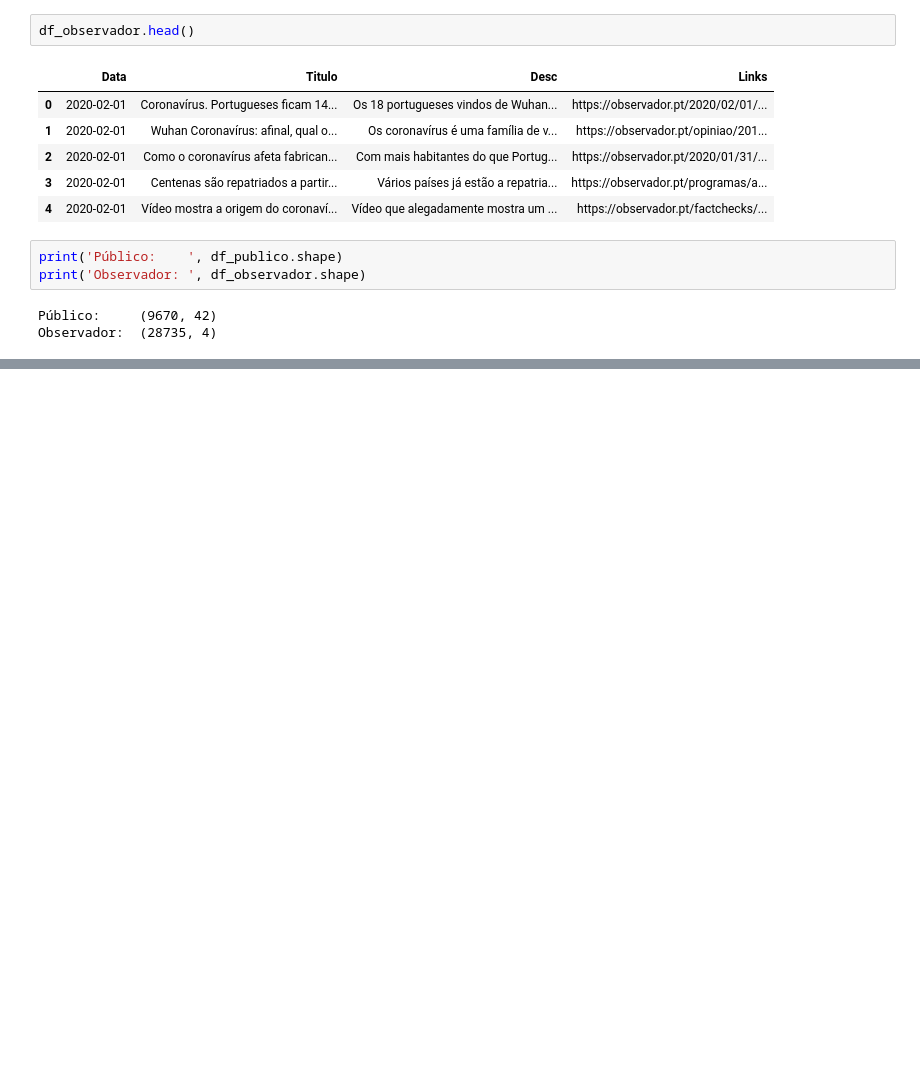
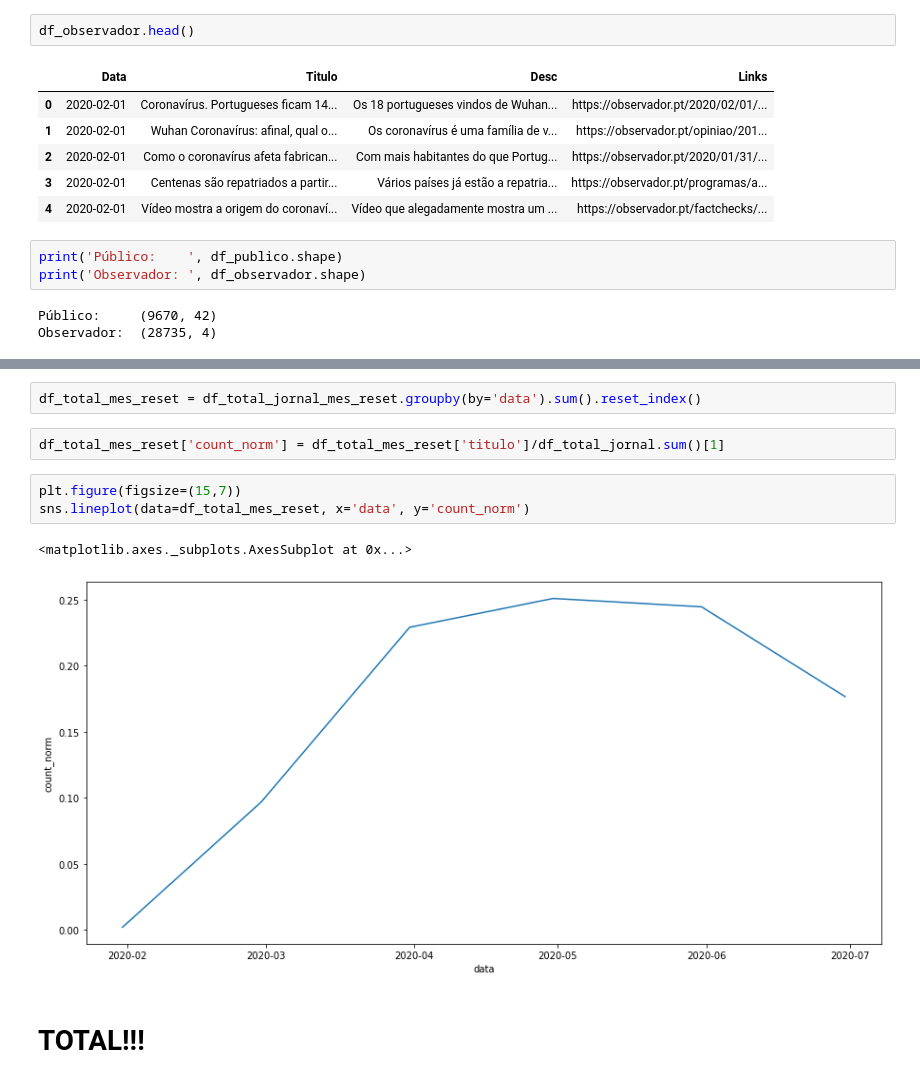
Before and after one commit to dssg-pt/miniproject-sentimentanalysis-covid, a Jupyter notebook: notebooks/all_news_analysis.ipynb, the cells around one changed output, grey strips where cells are left out. Saved outputs shown, nothing was run; the diff lists cells and outputs as text; blank space fills up the shorter version.

```diff
--- a/notebooks/all_news_analysis.ipynb
+++ b/notebooks/all_news_analysis.ipynb
@@ -37,0 +197,12 @@ Observador:  (28735, 4)
+# %%
+df_total_mes_reset = df_total_jornal_mes_reset.groupby(by='data').sum().reset_index()
+# %%
+df_total_mes_reset['count_norm'] = df_total_mes_reset['titulo']/df_total_jornal.sum()[1]
+# %%
+plt.figure(figsize=(15,7))
+sns.lineplot(data=df_total_mes_reset, x='data', y='count_norm')
+# %% [output]
+<matplotlib.axes._subplots.AxesSubplot at 0x...>
+[figure, added]
+# %% [markdown]
+# TOTAL!!!
```
Also changed, not shown: parts of 38 cells of this notebook.
